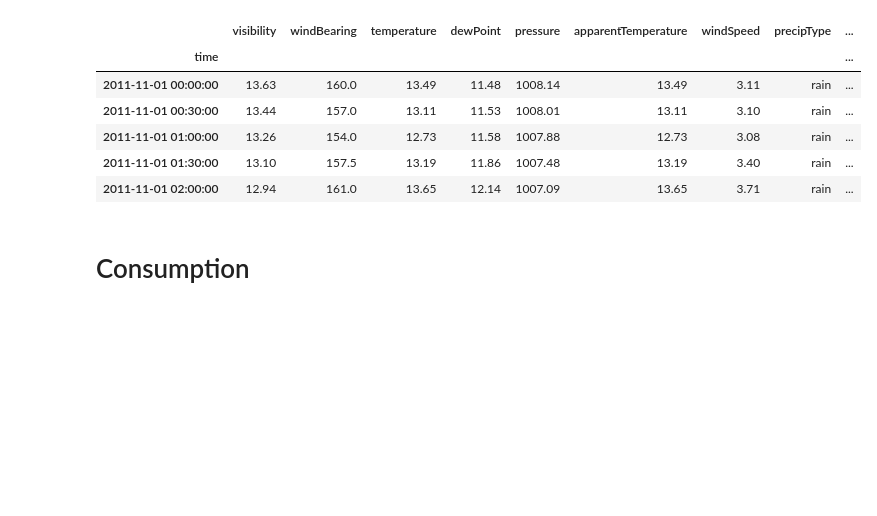
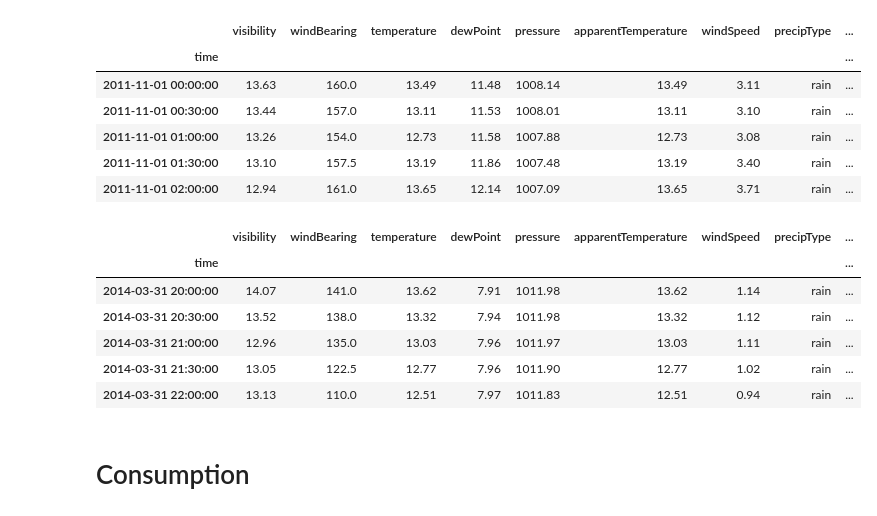
Before and after one commit to thiagonarcizo/Forecast-of-Electricity-Consumption, a Jupyter notebook: notebooks_gustavo/01_data_exploration.ipynb, the cells around one changed output. Cells and saved outputs as stored; diff of their text form; code cells hidden in the pictures; blank space fills up the shorter version.

Commit message:
Added weekday for each point in weather_hourly_darksky.parquet

```diff
--- a/notebooks_gustavo/01_data_exploration.ipynb
+++ b/notebooks_gustavo/01_data_exploration.ipynb
@@ -244,6 +244,20 @@ df_weather_halfhour.head()
 | 2011-11-01 01:00:00 | 13.26 | 154.0 | 12.73 | 11.58 | 1007.88 | 12.73 | 3.08 | rain | ... |
 | 2011-11-01 01:30:00 | 13.10 | 157.5 | 13.19 | 11.86 | 1007.48 | 13.19 | 3.40 | rain | ... |
 | 2011-11-01 02:00:00 | 12.94 | 161.0 | 13.65 | 12.14 | 1007.09 | 13.65 | 3.71 | rain | ... |
+# %%
+df_weather_halfhour['day_of_week'] = df_weather_halfhour.index.day_name()
+
+df_weather_halfhour.day_of_week = pd.Categorical(df_weather_halfhour.day_of_week)
+
+df_weather_halfhour.tail()
+# %% [output]
+|  | visibility | windBearing | temperature | dewPoint | pressure | apparentTemperature | windSpeed | precipType | ... |
+| time |  |  |  |  |  |  |  |  | ... |
+| 2014-03-31 20:00:00 | 14.07 | 141.0 | 13.62 | 7.91 | 1011.98 | 13.62 | 1.14 | rain | ... |
+| 2014-03-31 20:30:00 | 13.52 | 138.0 | 13.32 | 7.94 | 1011.98 | 13.32 | 1.12 | rain | ... |
+| 2014-03-31 21:00:00 | 12.96 | 135.0 | 13.03 | 7.96 | 1011.97 | 13.03 | 1.11 | rain | ... |
+| 2014-03-31 21:30:00 | 13.05 | 122.5 | 12.77 | 7.96 | 1011.90 | 12.77 | 1.02 | rain | ... |
+| 2014-03-31 22:00:00 | 13.13 | 110.0 | 12.51 | 7.97 | 1011.83 | 12.51 | 0.94 | rain | ... |
 # %%
 df_weather_halfhour.to_parquet('data/01_interim/weather_hourly_darksky_cleaned.parquet')
 # %%
```
